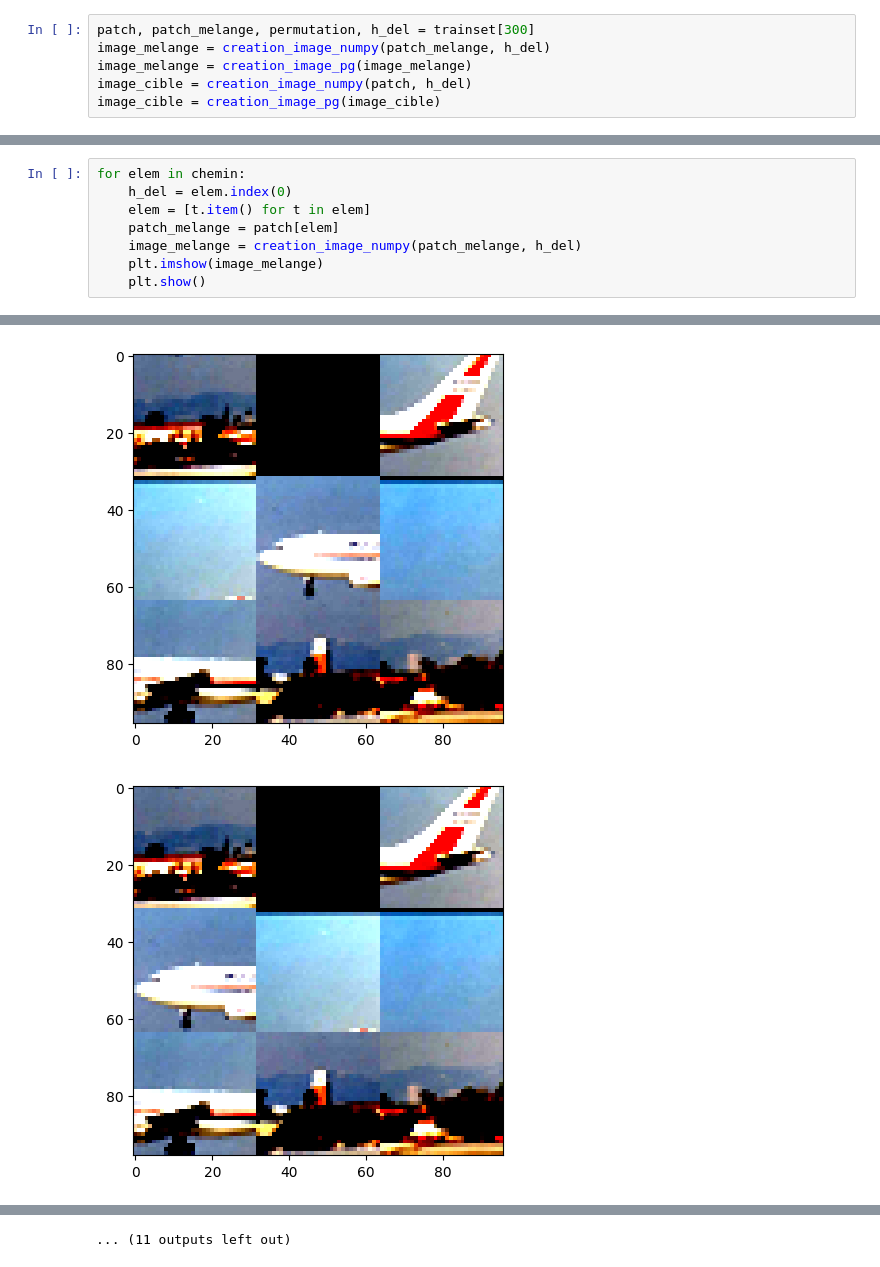
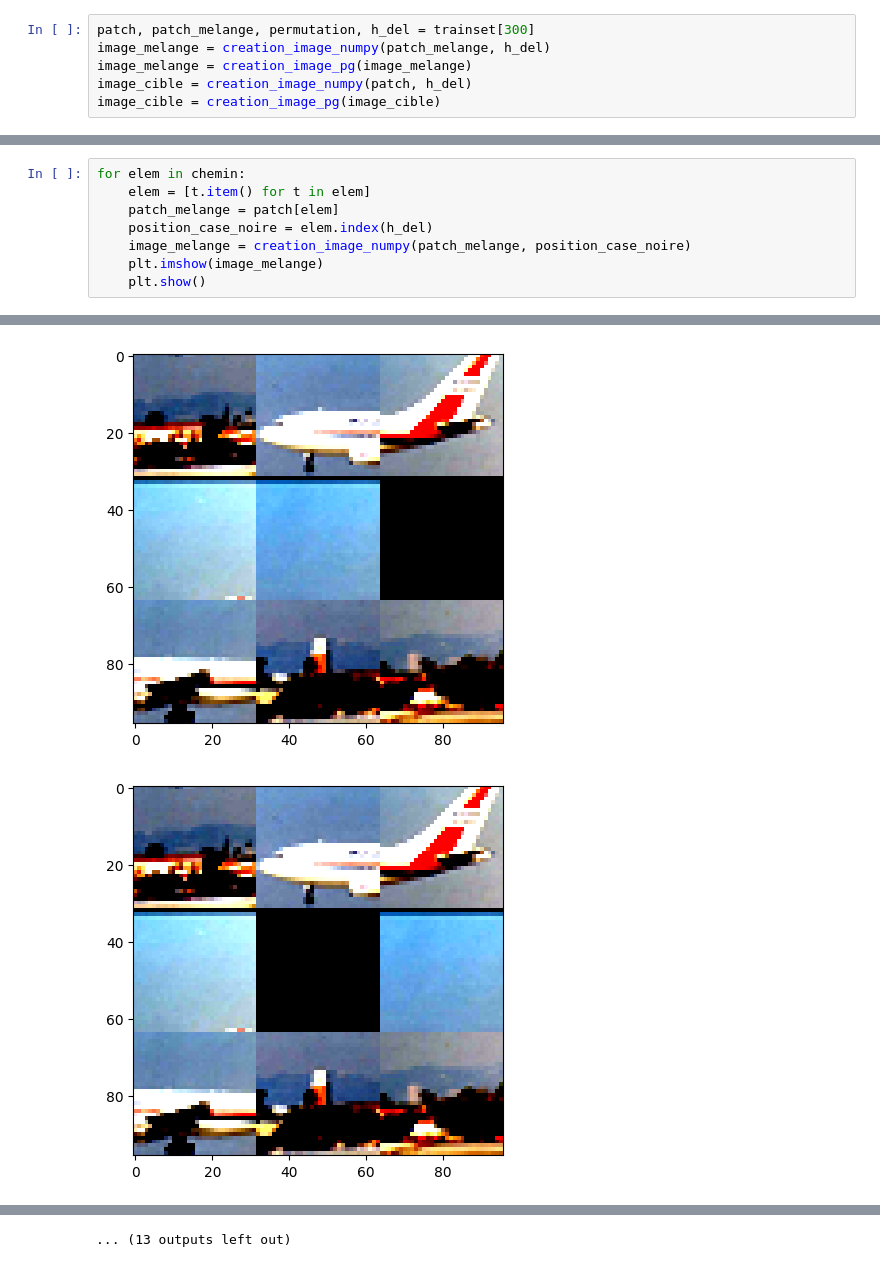
Before and after one commit to Alexiskerboul/Taquin-, a Jupyter notebook: test.ipynb, the cells around one changed output, grey strips where cells are left out. Saved outputs shown, nothing was run; the diff lists cells and outputs as text.

```diff
--- a/test.ipynb
+++ b/test.ipynb
@@ -39,10 +39,10 @@ Solution trouvée en 22 coups !
   tensor(8))]
 # %%
 for elem in chemin:
-    h_del = elem.index(0)
     elem = [t.item() for t in elem]
     patch_melange = patch[elem]
-    image_melange = creation_image_numpy(patch_melange, h_del)
+    position_case_noire = elem.index(h_del)
+    image_melange = creation_image_numpy(patch_melange, position_case_noire)
     plt.imshow(image_melange)
     plt.show()
 # %% [output]
@@ -58,2 +58,2 @@ for elem in chemin:
-[figure, old version]
+[figure, new version]
-[figure, old version]
+[figure, new version]
@@ -61 +61 @@ for elem in chemin:
-... (11 outputs left out)
+... (13 outputs left out)
```
Also changed, not shown: parts of 2 cells of this notebook.
